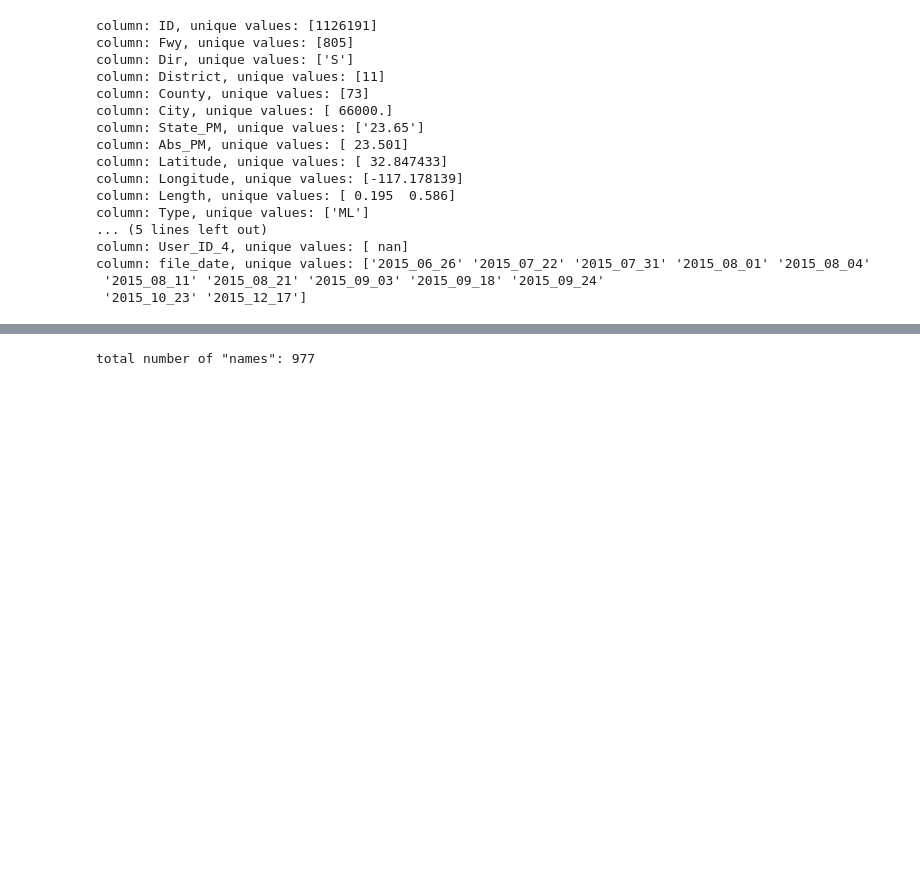
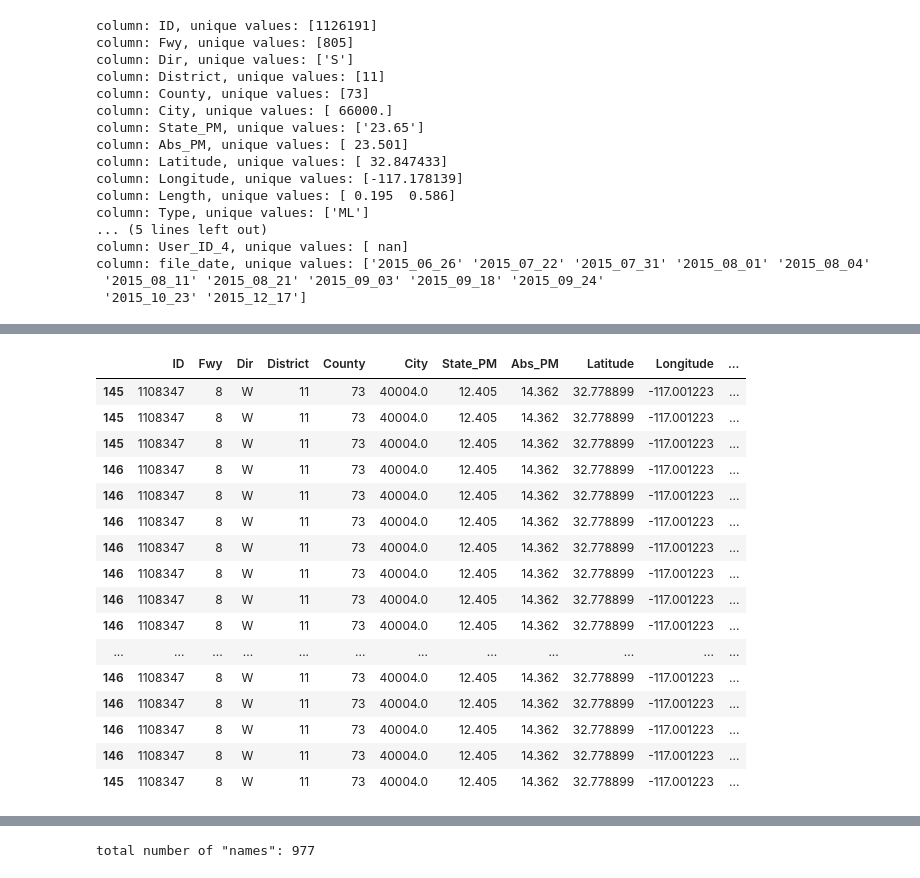
Before and after one commit to abrespect/DSE_Cohort2_Traffic_Capstone, a Jupyter notebook: C2 Exploratory/Explore Data including Sensor Health.ipynb, the cells around one changed output, grey strips where cells are left out. Saved outputs shown, nothing was run; the diff lists cells and outputs as text; code cells hidden in the pictures; blank space fills up the shorter version.

```diff
--- a/C2 Exploratory/Explore Data including Sensor Health.ipynb
+++ b/C2 Exploratory/Explore Data including Sensor Health.ipynb
@@ -129,0 +127,4 @@ This implies that the entire set of metadata is rewritten at some interval or wh
+# %%
+tmp = meta_frame[[u'ID', u'Fwy', u'Dir', u'District', u'County', u'City', u'State_PM',
+       u'Abs_PM', u'Latitude', u'Longitude', u'Length', u'Type', u'Lanes',
+       u'Name']]
@@ -129,0 +157,20 @@ This implies that the entire set of metadata is rewritten at some interval or wh
+# %%
+tmp[tmp.ID == 1108347]
+# %% [output]
+|  | ID | Fwy | Dir | District | County | City | State_PM | Abs_PM | Latitude | Longitude | ... |
+| 145 | 1108347 | 8 | W | 11 | 73 | 40004.0 | 12.405 | 14.362 | 32.778899 | -117.001223 | ... |
+| 145 | 1108347 | 8 | W | 11 | 73 | 40004.0 | 12.405 | 14.362 | 32.778899 | -117.001223 | ... |
+| 145 | 1108347 | 8 | W | 11 | 73 | 40004.0 | 12.405 | 14.362 | 32.778899 | -117.001223 | ... |
+| 146 | 1108347 | 8 | W | 11 | 73 | 40004.0 | 12.405 | 14.362 | 32.778899 | -117.001223 | ... |
+| 146 | 1108347 | 8 | W | 11 | 73 | 40004.0 | 12.405 | 14.362 | 32.778899 | -117.001223 | ... |
+| 146 | 1108347 | 8 | W | 11 | 73 | 40004.0 | 12.405 | 14.362 | 32.778899 | -117.001223 | ... |
+| 146 | 1108347 | 8 | W | 11 | 73 | 40004.0 | 12.405 | 14.362 | 32.778899 | -117.001223 | ... |
+| 146 | 1108347 | 8 | W | 11 | 73 | 40004.0 | 12.405 | 14.362 | 32.778899 | -117.001223 | ... |
+| 146 | 1108347 | 8 | W | 11 | 73 | 40004.0 | 12.405 | 14.362 | 32.778899 | -117.001223 | ... |
+| 146 | 1108347 | 8 | W | 11 | 73 | 40004.0 | 12.405 | 14.362 | 32.778899 | -117.001223 | ... |
+| ... | ... | ... | ... | ... | ... | ... | ... | ... | ... | ... | ... |
+| 146 | 1108347 | 8 | W | 11 | 73 | 40004.0 | 12.405 | 14.362 | 32.778899 | -117.001223 | ... |
+| 146 | 1108347 | 8 | W | 11 | 73 | 40004.0 | 12.405 | 14.362 | 32.778899 | -117.001223 | ... |
+| 146 | 1108347 | 8 | W | 11 | 73 | 40004.0 | 12.405 | 14.362 | 32.778899 | -117.001223 | ... |
+| 146 | 1108347 | 8 | W | 11 | 73 | 40004.0 | 12.405 | 14.362 | 32.778899 | -117.001223 | ... |
+| 145 | 1108347 | 8 | W | 11 | 73 | 40004.0 | 12.405 | 14.362 | 32.778899 | -117.001223 | ... |
```
Also changed, not shown: parts of 4 cells of this notebook.
